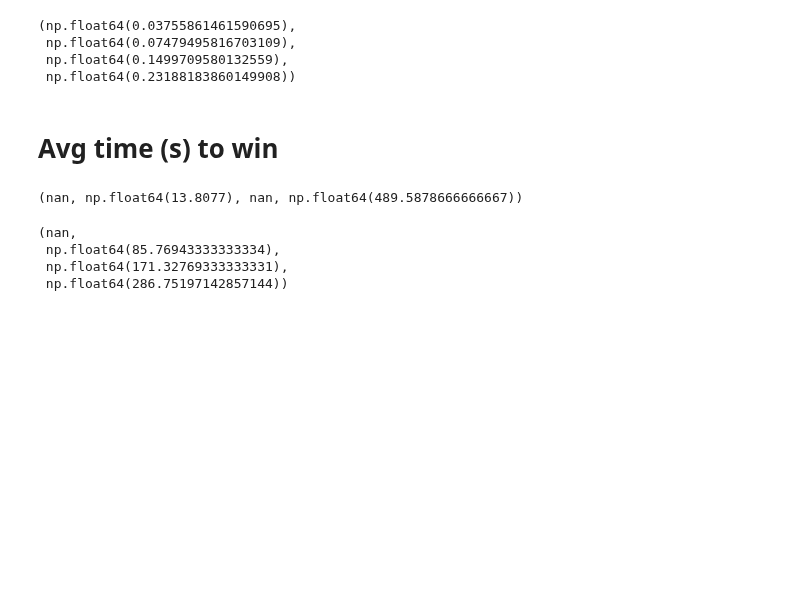
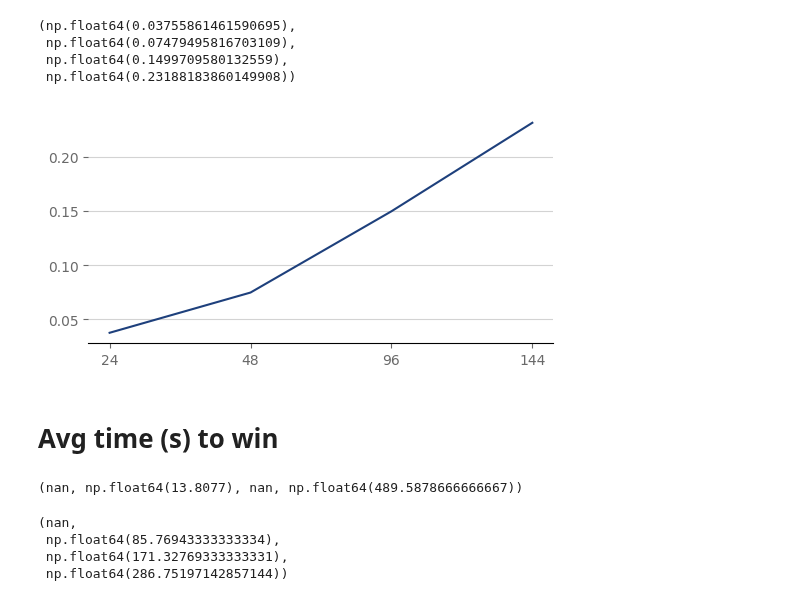
Before and after one commit to PSU-AI801-Group1-Fall-2024/2048-experiments, a Jupyter notebook: data-synthensis.ipynb, the cells around one changed output. Drawn from its saved outputs; the diff is of its cells as text; code cells hidden in the pictures; blank space fills up the shorter version.

```diff
--- a/data-synthensis.ipynb
+++ b/data-synthensis.ipynb
@@ -143,6 +205,18 @@ np.float64(119.055)
  np.float64(0.07479495816703109),
  np.float64(0.1499709580132559),
  np.float64(0.23188183860149908))
+# %%
+x = [24, 48, 96, 144]
+y = [
+    sum((df_mcts_24['Time (s)'] / df_mcts_24['Iterations']).values) / ITERATION_COUNT,
+    sum((df_mcts_48['Time (s)'] / df_mcts_48['Iterations']).values) / ITERATION_COUNT,
+    sum((df_mcts_96['Time (s)'] / df_mcts_96['Iterations']).values) / ITERATION_COUNT,
+    sum((df_mcts_144['Time (s)'] / df_mcts_144['Iterations']).values) / ITERATION_COUNT,
+]
+
+line_plot(x, y)
+# %% [output]
+[figure, added]
 # %% [markdown]
 # Avg time (s) to win
 # %%
```
Also changed, not shown: parts of 10 cells of this notebook.
